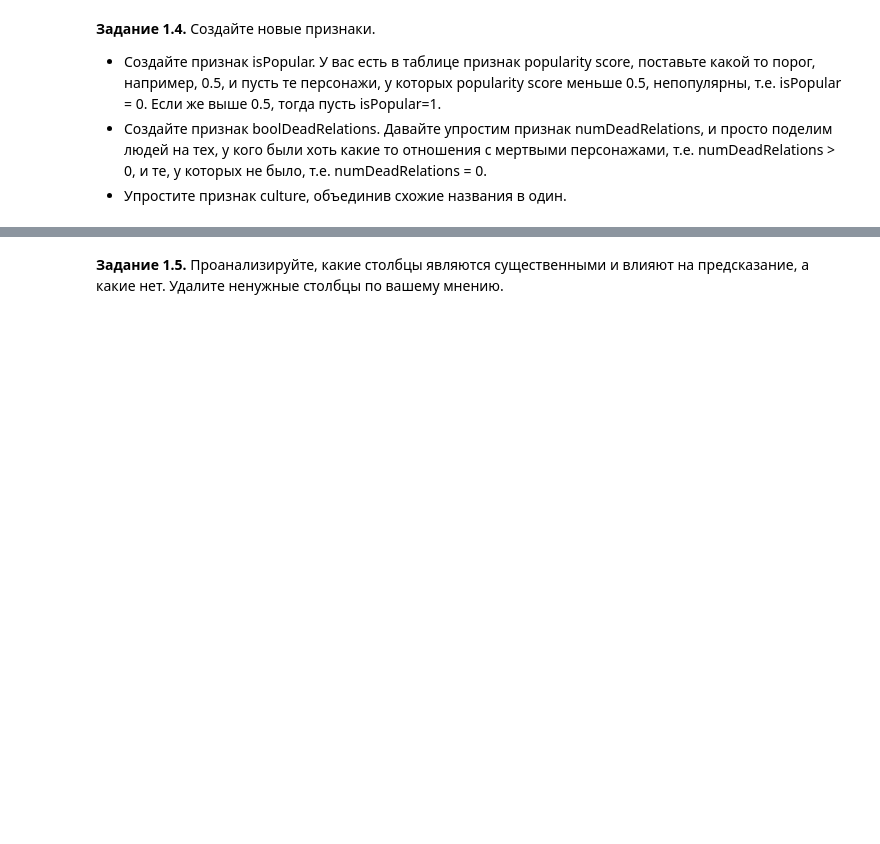
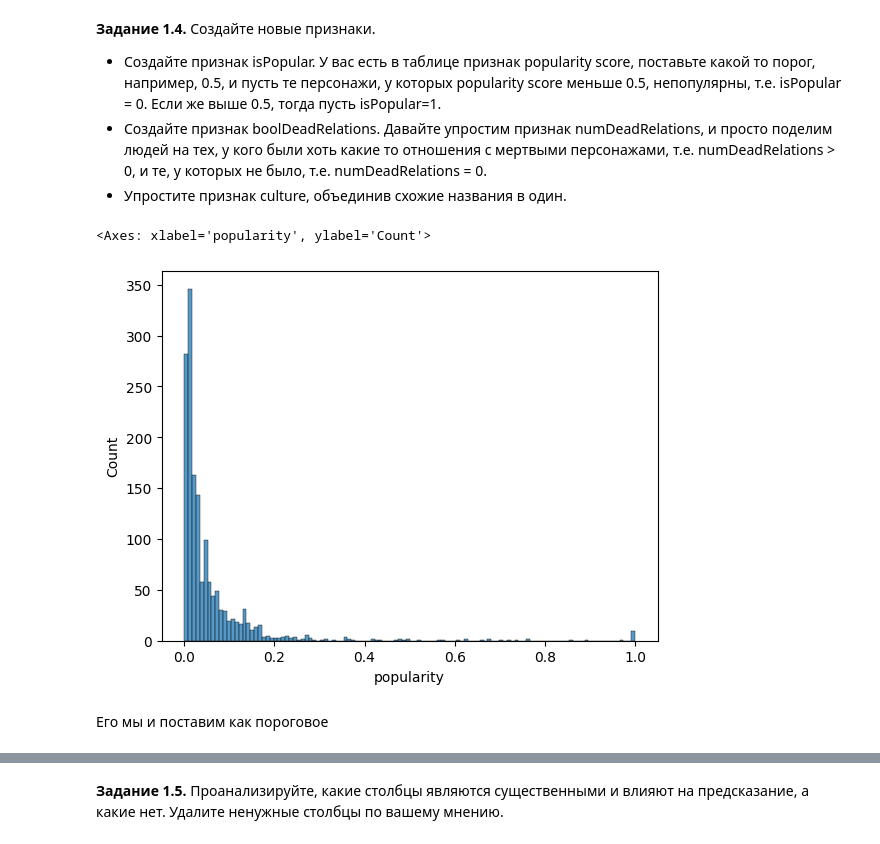
Before and after one commit to Sofia-Gilka/medical-centaur, a Jupyter notebook: week_01_ml_intro/Homework/hw_1_game_of_thrones.ipynb, the cells around one changed output, grey strips where cells are left out. Cells and saved outputs as stored; diff of their text form; code cells hidden in the pictures; blank space fills up the shorter version.

```diff
--- a/week_01_ml_intro/Homework/hw_1_game_of_thrones.ipynb
+++ b/week_01_ml_intro/Homework/hw_1_game_of_thrones.ipynb
@@ -222 +287,9 @@ data.head(20)
+# %%
+sns.histplot(data=data, x="popularity")
+# %% [output]
+<Axes: xlabel='popularity', ylabel='Count'>
+[figure, added]
+# %% [markdown]
+
+Его мы и поставим как пороговое
 # %%
```
Also changed, not shown: parts of 67 cells of this notebook.
